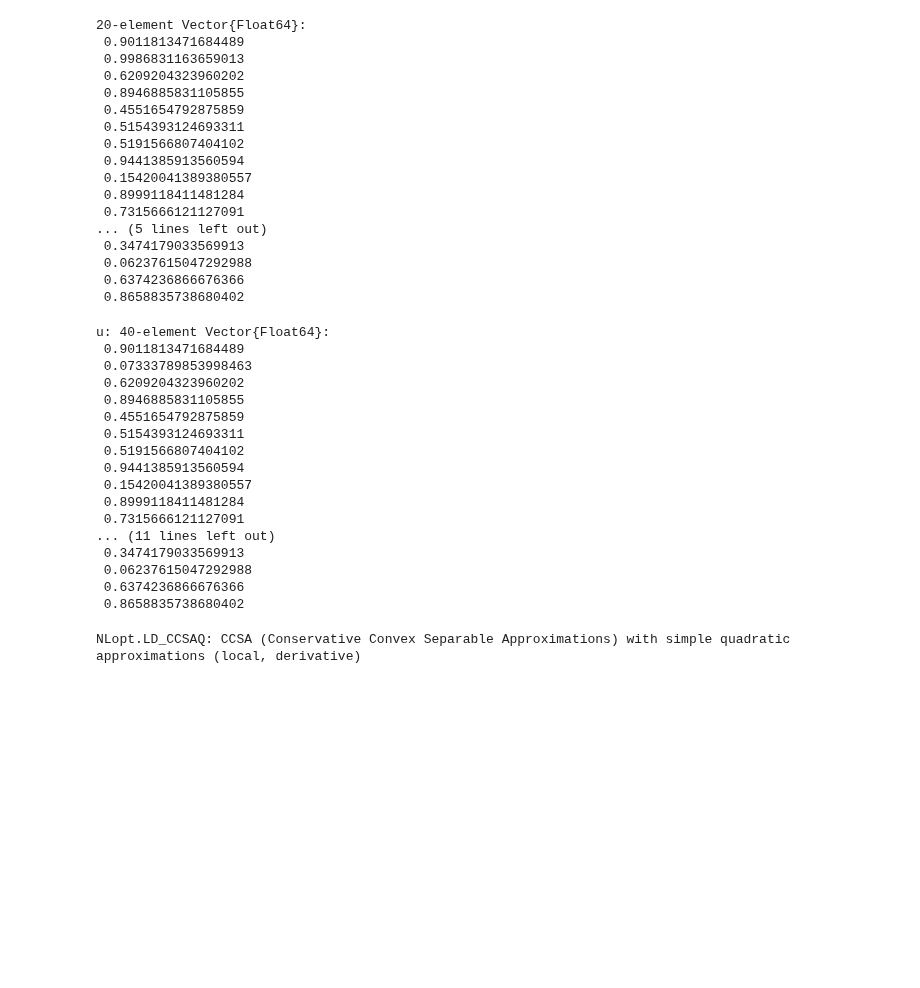
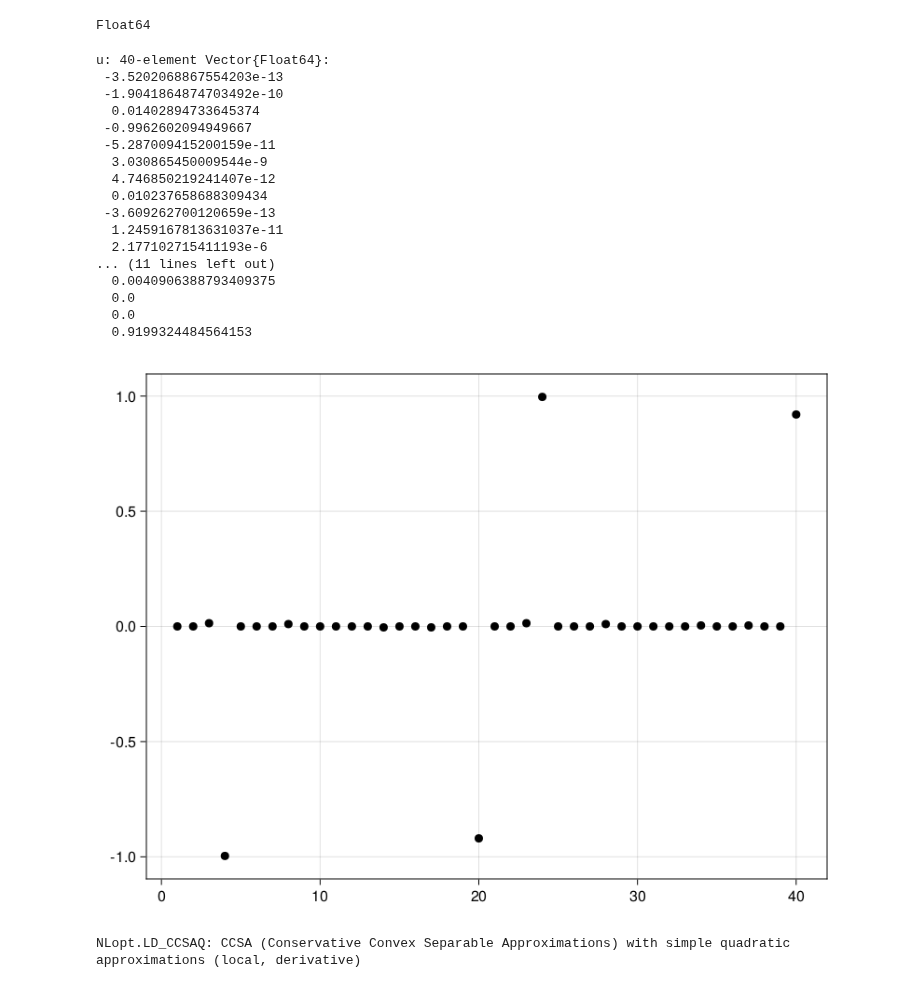
Before and after one commit to gaurav-arya/SparseCCSA.jl, a Jupyter notebook: examples/lasso/Lasso profile.ipynb, the cells around one changed output. Drawn from its saved outputs; the diff is of its cells as text; code cells hidden in the pictures; blank space fills up the shorter version.

Commit message:
optimization problem working!!

```diff
--- a/examples/lasso/Lasso profile.ipynb
+++ b/examples/lasso/Lasso profile.ipynb
@@ -45,8 +46,8 @@ plot(uest)
 u = rand(p)
 t = abs.(u)
 u_and_t = vcat(u, t)
-# t_i >= u_i, t_i >= -u_i, t_i >= 0
-# t_i - u_i >= 0, t_i + u_i >= 0, t_i >= 0
+# t_i >= u_i, t_i >= -u_i
+# t_i - u_i >= 0, t_i + u_i >= 0
 
 function obj(u_and_t, _)
     u = u_and_t[1:p]
@@ -54,10 +55,14 @@ function obj(u_and_t, _)
     sum((G * u - y).^2) + α * sum(t)
 end
 
-function grad(u_and_t, _)
+function grad(u_and_t)
     u = u_and_t[1:p]
     t = u_and_t[p+1:2p]
-    vcat(2 * G' * (G * u - y), fill(α, p))
+    grad_vec .= vcat(2 * G' * (G * u - y), fill(α, p))
+end
+
+function inst_grad(res, u_and_t)
+    res .= grad(u_and_t)
 end
 
 function cons(u_and_t, _)
@@ -66,5 +71,5 @@ function cons(u_and_t, _)
     vcat(t - u, t + u)
 end
 
-func = OptimizationFunction{false}(obj, Optimization.AutoModelingToolkit(); cons=cons, grad=grad, cons_h=false, hess=false, hv=false)
+func = OptimizationFunction{false}(obj, Optimization.AutoModelingToolkit(false, true); cons=cons, grad=inst_grad, cons_h=false, hess=false, hv=false)
 # %% [output]
@@ -96,49 +83,39 @@ func_inst.grad(u_and_t, 1)
-# %%
-u
-# %% [output]
-20-element Vector{Float64}:
- 0.9011813471684489
- 0.9986831163659013
- 0.6209204323960202
- 0.8946885831105855
- 0.4551654792875859
- 0.5154393124693311
- 0.5191566807404102
- 0.9441385913560594
- 0.15420041389380557
- 0.8999118411481284
- 0.7315666121127091
-... (5 lines left out)
- 0.3474179033569913
- 0.06237615047292988
- 0.6374236866676366
- 0.8658835738680402
+# %%
+typeof(Inf)
+# %% [output]
+Float64
 # %%
 lb = vcat(fill(-Inf, p), zeros(p))
 ub = fill(Inf, 2p)
-lcons = fill(0, 2p)
+lcons = fill(0., 2p)
 ucons = fill(Inf, 2p)
 
+# toy_func = OptimizationFunction((x,_) -> (x[1]-2)^2, Optimization.AutoModelingToolkit())
+# toy_prob = OptimizationProblem(toy_func, [3])
 prob = OptimizationProblem(func, u_and_t; lb=lb, ub=ub, lcons=lcons, ucons=ucons)
-solve(prob, NLopt.LD_CCSAQ(); maxiters=100)
+sol = solve(prob, NLopt.Optimizer(); algorithm=:LD_CCSAQ)
 # %% [output]
 u: 40-element Vector{Float64}:
- 0.9011813471684489
- 0.07333789853998463
- 0.6209204323960202
- 0.8946885831105855
- 0.4551654792875859
- 0.5154393124693311
- 0.5191566807404102
- 0.9441385913560594
- 0.15420041389380557
- 0.8999118411481284
- 0.7315666121127091
+ -3.5202068867554203e-13
+ -1.9041864874703492e-10
+  0.01402894733645374
+ -0.9962602094949667
+ -5.287009415200159e-11
+  3.030865450009544e-9
+  4.746850219241407e-12
+  0.010237658688309434
+ -3.609262700120659e-13
+  1.2459167813631037e-11
+  2.177102715411193e-6
 ... (11 lines left out)
- 0.3474179033569913
- 0.06237615047292988
- 0.6374236866676366
- 0.8658835738680402
+  0.0040906388793409375
+  0.0
+  0.0
+  0.9199324484564153
+# %%
+plot(sol)
+# %% [output]
+[figure, added]
 # %%
 NLopt.LD_CCSAQ
 # %% [output]
```
Also changed, not shown: parts of 6 cells of this notebook, 3 other files.
